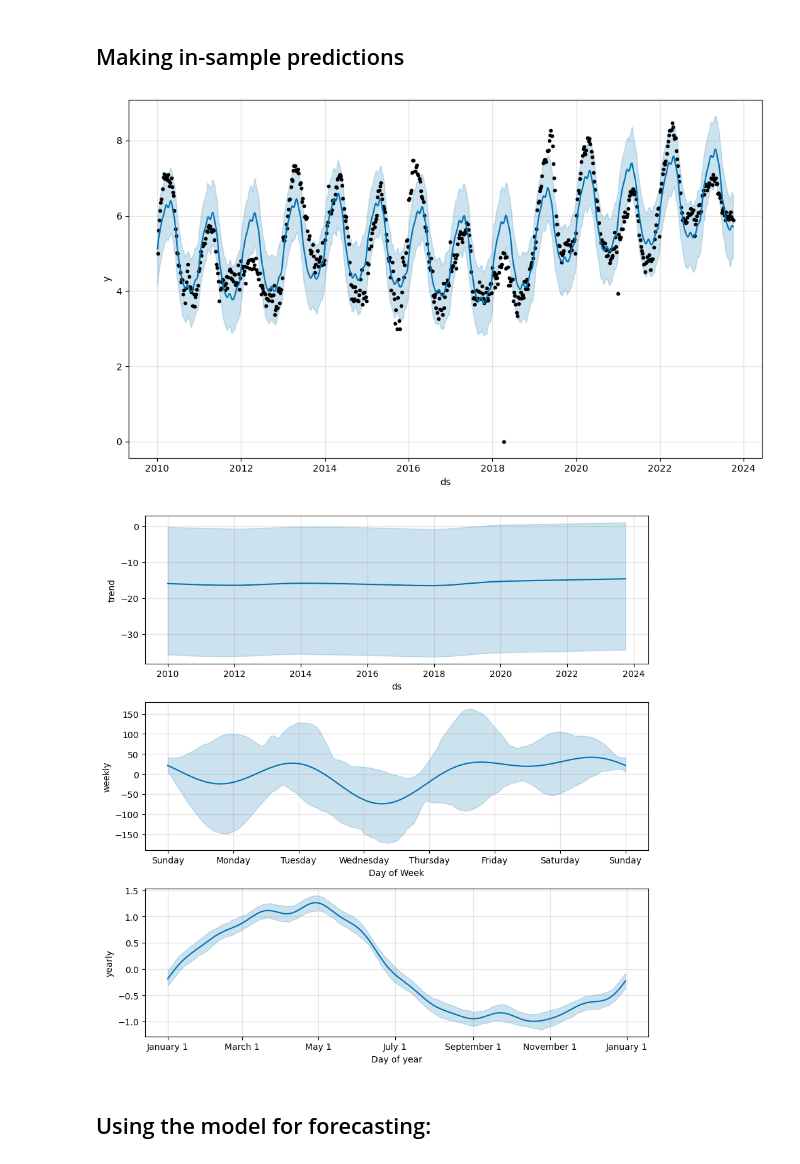
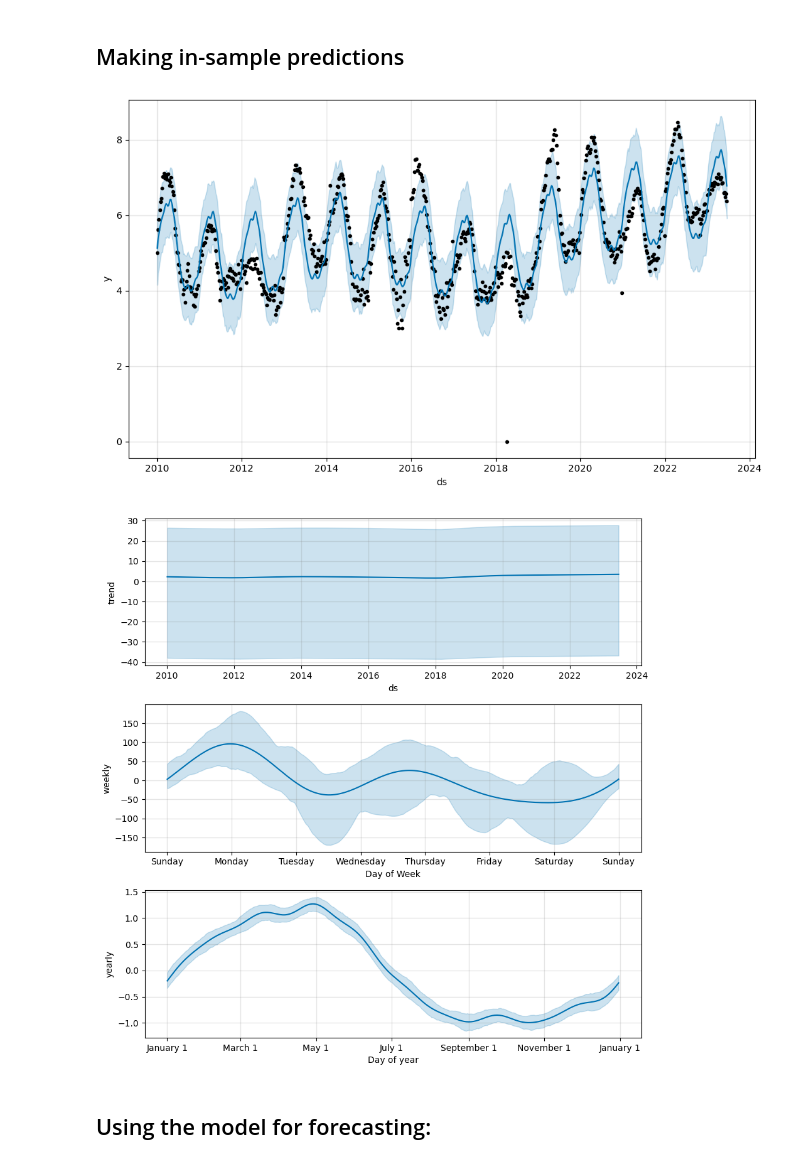
Before and after one commit to Mosqlimate-project/sprint-template-2025, a Jupyter notebook: Demo Notebooks/Python demo.ipynb, the cells around one changed output. Cells and saved outputs as stored; diff of their text form; code cells hidden in the pictures.

Commit message:
update date range

```diff
--- a/Demo Notebooks/Python demo.ipynb
+++ b/Demo Notebooks/Python demo.ipynb
@@ -16,7 +16,7 @@ We will build a simple univariate model using only dengue cases. To fetch the da
 
 Our analysis will use data on Distrito Federal (DF).
 # %%
-start_date = str(Week(2023, 40).startdate())
-end_date = str(Week(2024, 23).startdate())
+start_date = str(Week(2023, 25).startdate())
+end_date = str(Week(2024, 40).startdate())
 start_date, end_date
 # %% [output]
@@ -152,20 +132,20 @@ Exception: normal_id_glm_lpdf: Matrix of independent variables is inf, but must
 ## Making in-sample predictions
 # %%
 # Create a dataframe to hold predictions
-dates = model.make_future_dataframe(periods=52, freq='W')
+dates = model.make_future_dataframe(periods=68, freq='W')
 in_sample = dates[dates['ds'] <= start_date]
 
 # Make predictions
 forecast = model.predict(in_sample)
 # Plot the forecast
 fig1 = model.plot(forecast)
 # %% [output]
-[figure, old version]
+[figure, new version]
 # %%
 # plot the forecast components
 fig2 = model.plot_components(forecast)
 # %% [output]
-[figure, old version]
+[figure, new version]
 # %% [markdown]
 ## Using the model for forecasting:
 # %%
```
Also changed, not shown: parts of 13 cells of this notebook, 2 other files.
